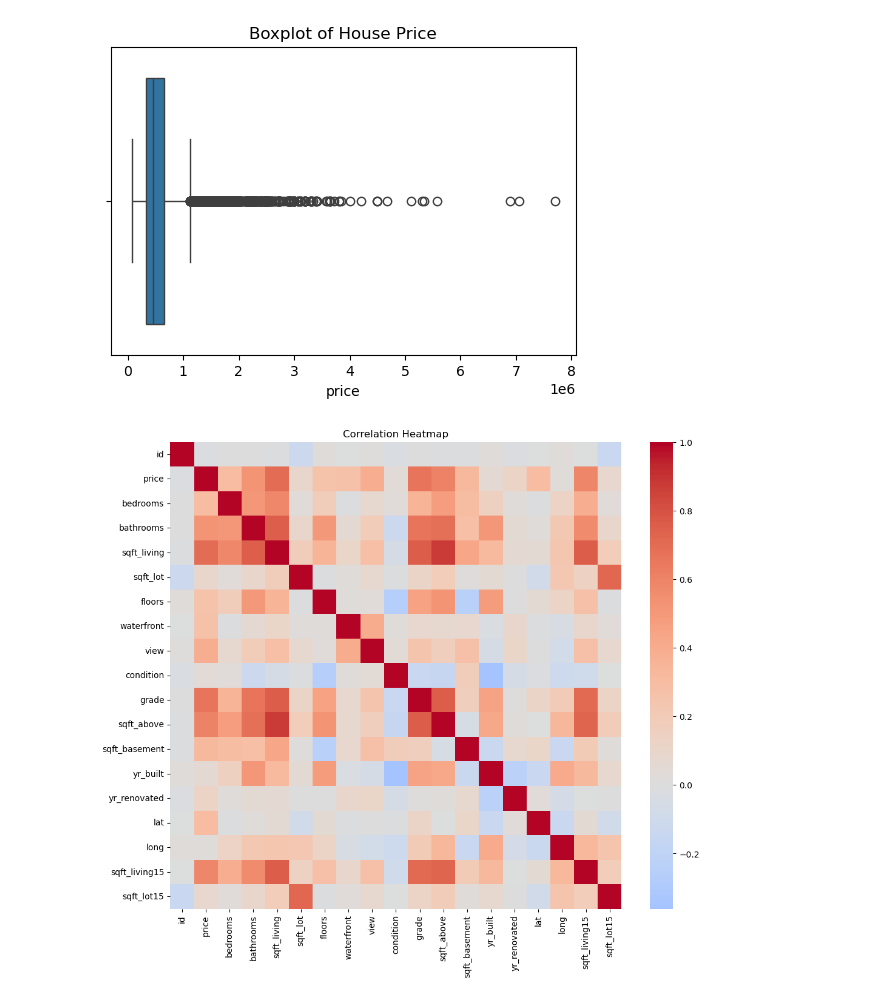
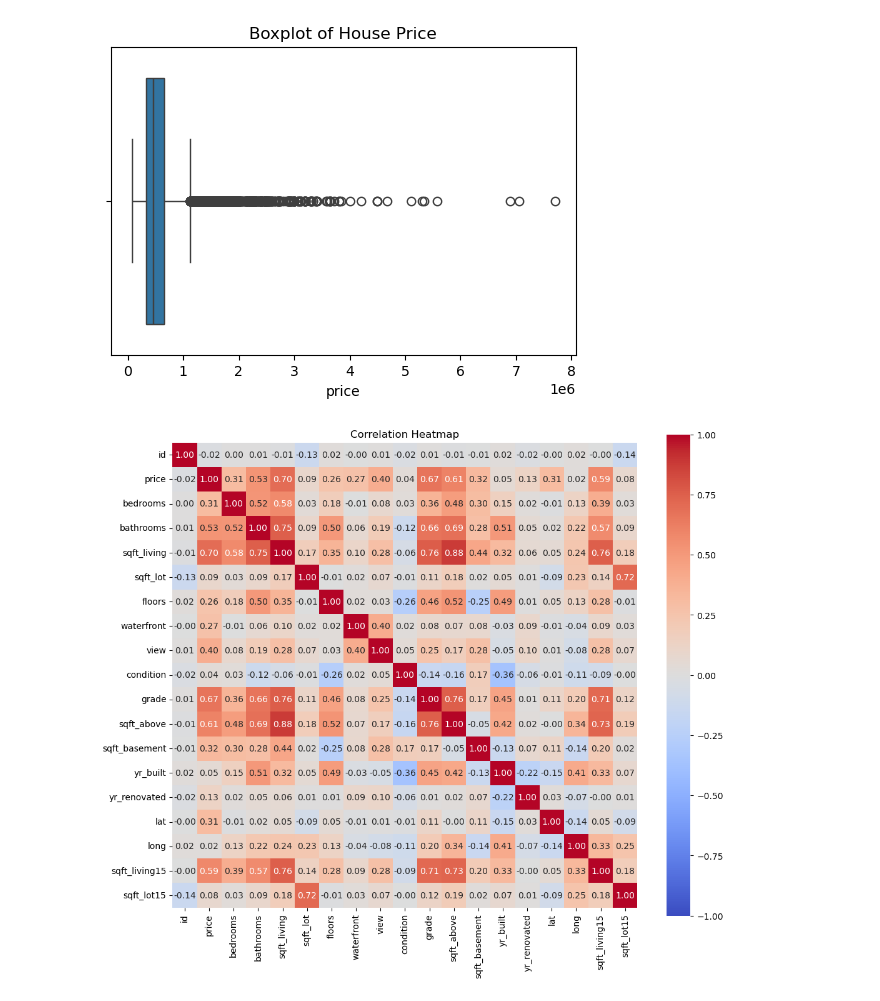
Before and after one commit to HosseinMohebbi/house-price-prediction, a Jupyter notebook: notebooks/01_eda.ipynb, the cells around one changed output. Drawn from its saved outputs; the diff is of its cells as text; code cells hidden in the pictures.

```diff
--- a/notebooks/01_eda.ipynb
+++ b/notebooks/01_eda.ipynb
@@ -66,10 +66,18 @@ df_corr = df.drop(columns=["zipcode"])
 # %%
 numeric_df = df_corr.select_dtypes(include='number')
 corr = numeric_df.corr()
 
 plt.figure(figsize=(12,10))
-sns.heatmap(corr, cmap="coolwarm", center=0)
+# sns.heatmap(corr, cmap="coolwarm", center=0)
+sns.heatmap(
+    corr,
+    vmin=-1, vmax=1, center=0, # Set color range from -1 to 1, centered at 0
+    cmap='coolwarm',          # Use a divergent colormap
+    annot=True,               # Add the correlation numbers (annotations)
+    fmt=".2f",                # Format the numbers to two decimal places
+    square=True               # Ensure the cells are square
+)
 plt.title("Correlation Heatmap")
 plt.show()
 # %% [output]
-[figure, old version]
+[figure, new version]
```
Also changed, not shown: parts of 20 cells of this notebook.
